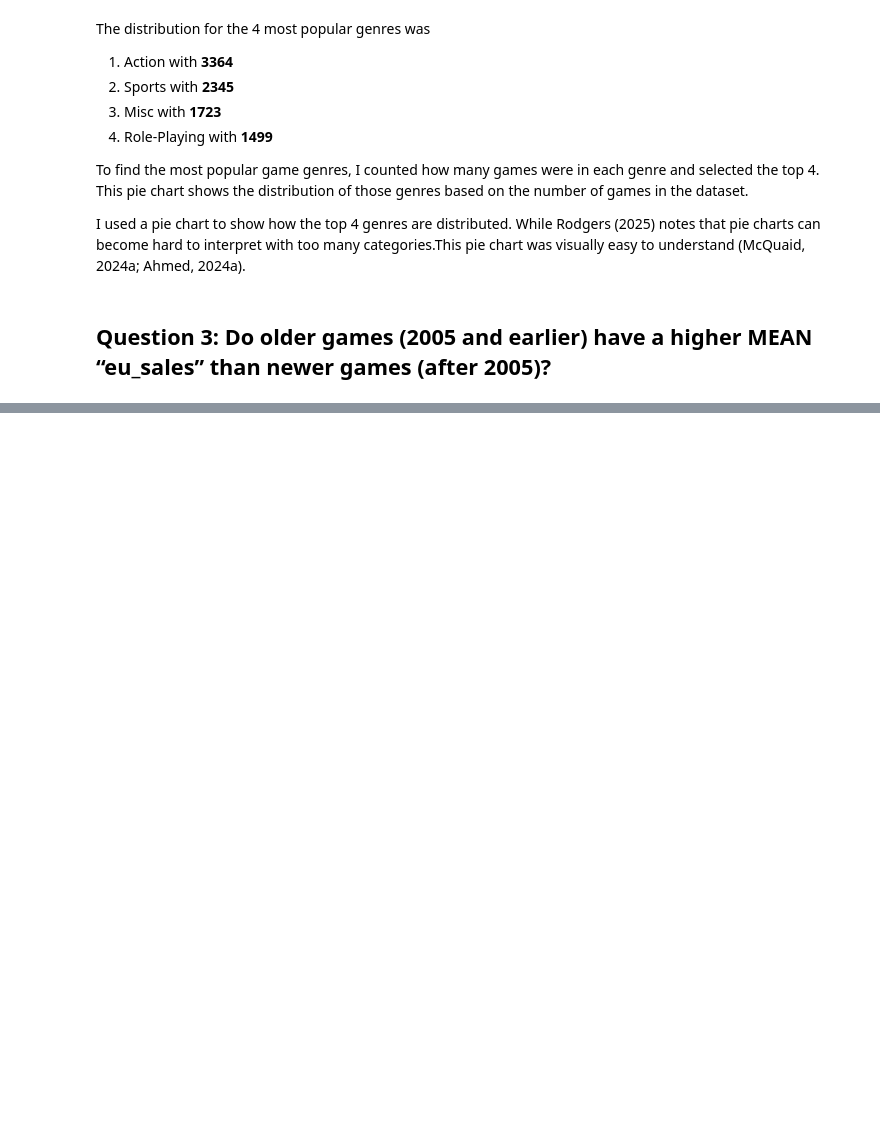
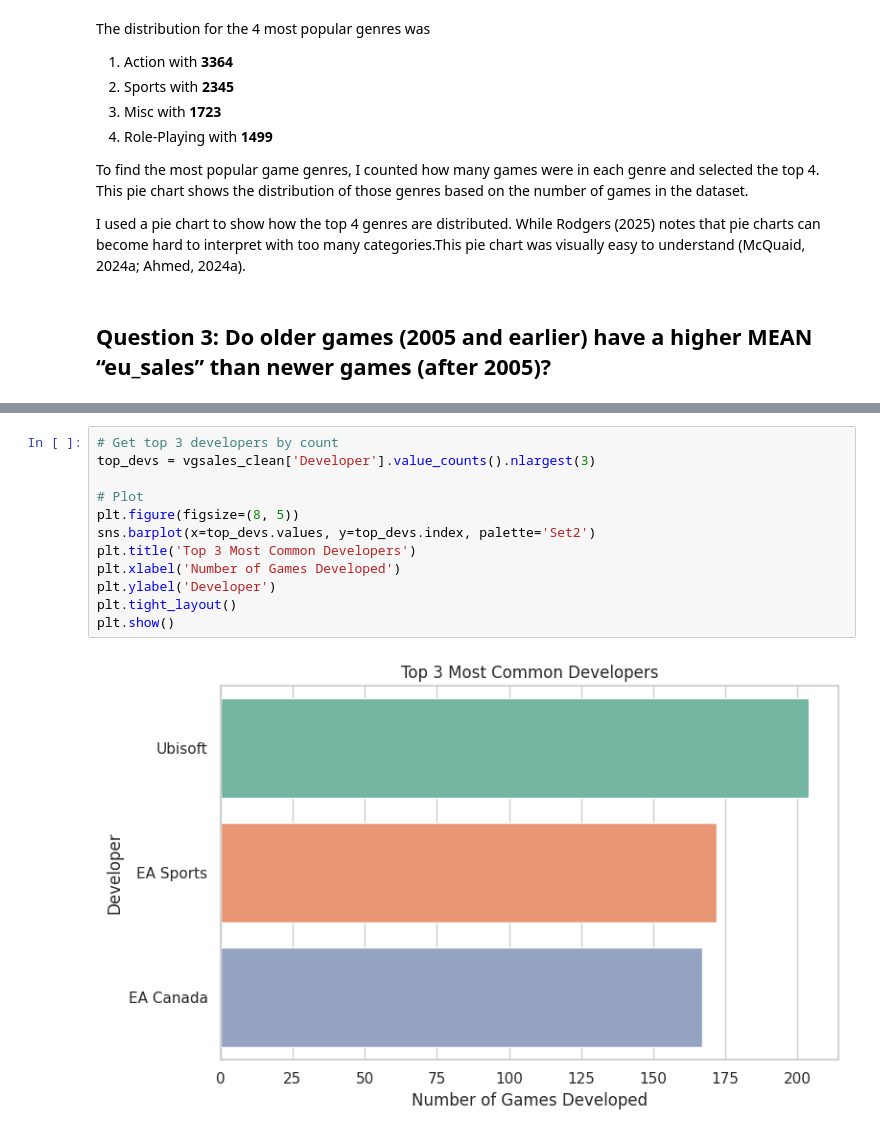
Before and after one commit to eleanorbucke21/ca1_DATA_VISUALISATION, a Jupyter notebook: DataVisualisationCA.ipynb, the cells around one changed output, grey strips where cells are left out. Cells and saved outputs as stored; diff of their text form; blank space fills up the shorter version.

```diff
--- a/DataVisualisationCA.ipynb
+++ b/DataVisualisationCA.ipynb
@@ -952,0 +945,14 @@ I thought about using a boxplot to show spread, but the question is just about t
+# %%
+# Get top 3 developers by count
+top_devs = vgsales_clean['Developer'].value_counts().nlargest(3)
+
+# Plot
+plt.figure(figsize=(8, 5))
+sns.barplot(x=top_devs.values, y=top_devs.index, palette='Set2')
+plt.title('Top 3 Most Common Developers')
+plt.xlabel('Number of Games Developed')
+plt.ylabel('Developer')
+plt.tight_layout()
+plt.show()
+# %% [output]
+[figure, added]
```
Also changed, not shown: parts of 13 cells of this notebook.
